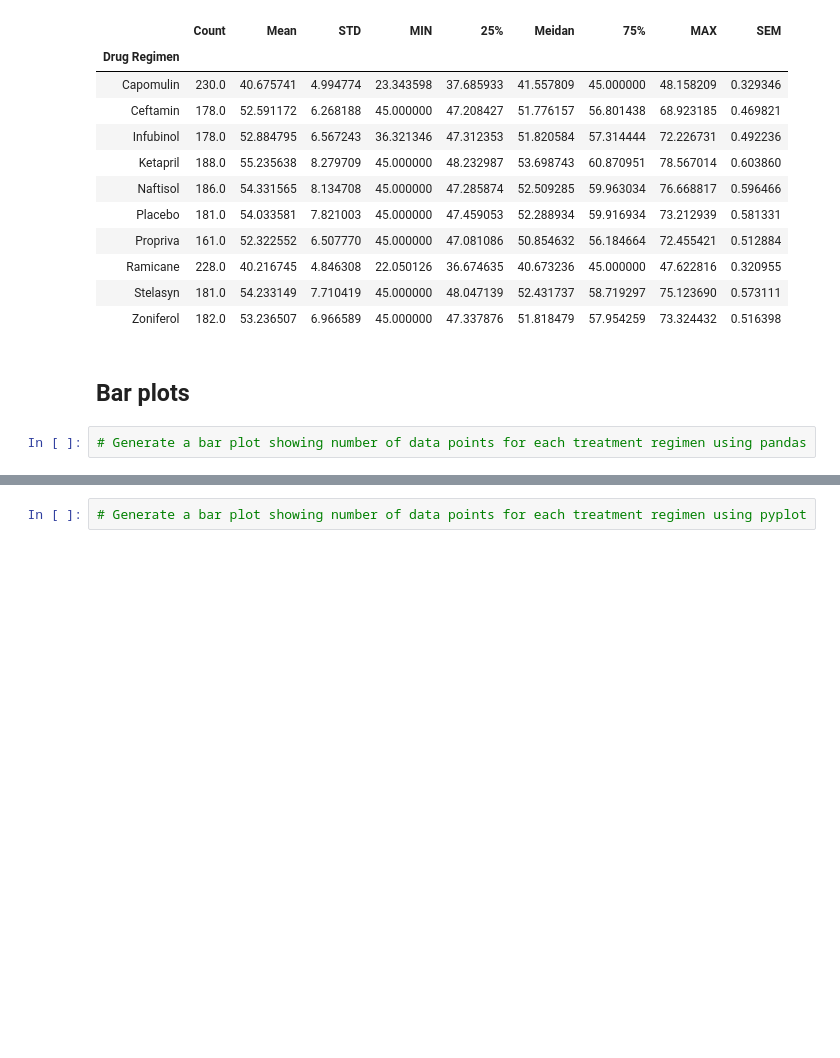
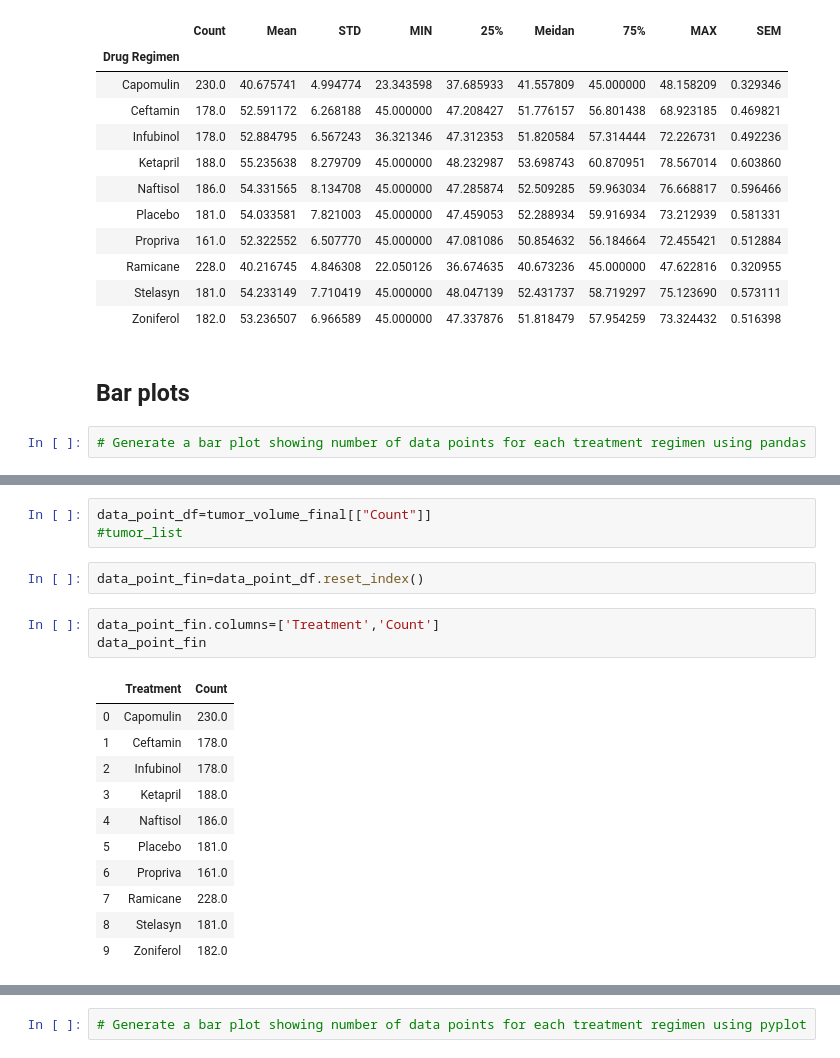
Before and after one commit to fkarimov69/Matplotlib-challenge, a Jupyter notebook: Pymaceuticals/DraftHW.ipynb, the cells around one changed output, grey strips where cells are left out. Saved outputs shown, nothing was run; the diff lists cells and outputs as text; blank space fills up the shorter version.

```diff
--- a/Pymaceuticals/DraftHW.ipynb
+++ b/Pymaceuticals/DraftHW.ipynb
@@ -126,0 +119,20 @@ tumor_volume_plot.plot.bar(figsize=(10,3),width=0.75,rot=0)
+# %%
+data_point_df=tumor_volume_final[["Count"]]
+#tumor_list
+# %%
+data_point_fin=data_point_df.reset_index()
+# %%
+data_point_fin.columns=['Treatment','Count']
+data_point_fin
+# %% [output]
+|  | Treatment | Count |
+| 0 | Capomulin | 230.0 |
+| 1 | Ceftamin | 178.0 |
+| 2 | Infubinol | 178.0 |
+| 3 | Ketapril | 188.0 |
+| 4 | Naftisol | 186.0 |
+| 5 | Placebo | 181.0 |
+| 6 | Propriva | 161.0 |
+| 7 | Ramicane | 228.0 |
+| 8 | Stelasyn | 181.0 |
+| 9 | Zoniferol | 182.0 |
```
Also changed, not shown: parts of 14 cells of this notebook.
